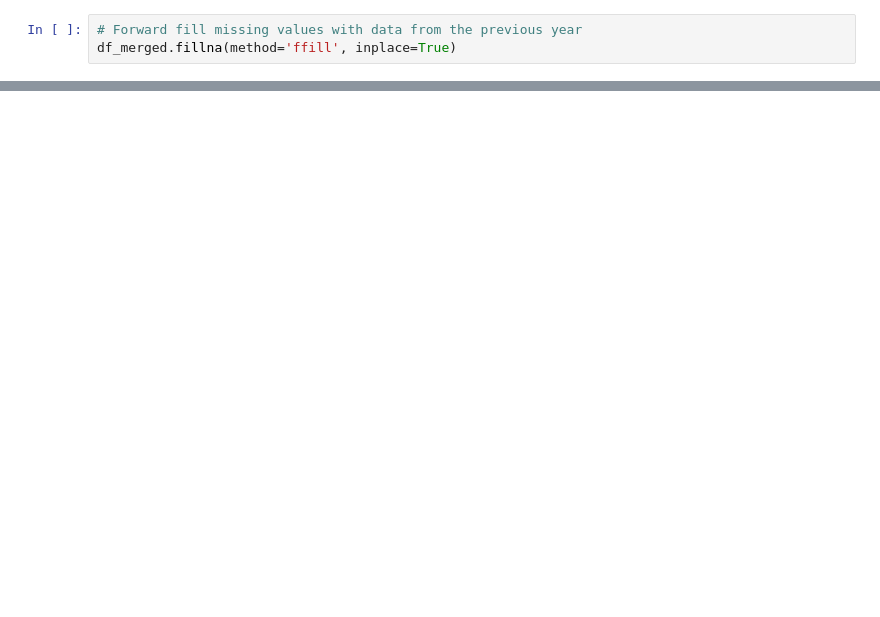
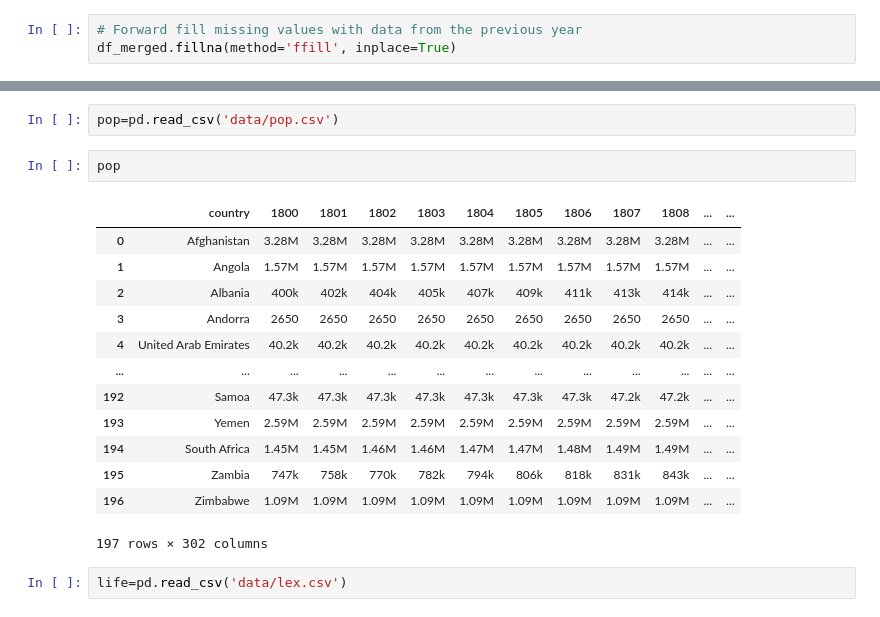
Before and after one commit to NaokiSasaya/gis, a Jupyter notebook: week13/marge.ipynb, the cells around one changed output, grey strips where cells are left out. Saved outputs shown, nothing was run; the diff lists cells and outputs as text; blank space fills up the shorter version.

```diff
--- a/week13/marge.ipynb
+++ b/week13/marge.ipynb
@@ -43,0 +88,20 @@ df_master.to_csv('newmaster2.csv')
+# %%
+pop=pd.read_csv('data/pop.csv')
+# %%
+pop
+# %% [output]
+|  | country | 1800 | 1801 | 1802 | 1803 | 1804 | 1805 | 1806 | 1807 | 1808 | ... | ... |
+| 0 | Afghanistan | 3.28M | 3.28M | 3.28M | 3.28M | 3.28M | 3.28M | 3.28M | 3.28M | 3.28M | ... | ... |
+| 1 | Angola | 1.57M | 1.57M | 1.57M | 1.57M | 1.57M | 1.57M | 1.57M | 1.57M | 1.57M | ... | ... |
+| 2 | Albania | 400k | 402k | 404k | 405k | 407k | 409k | 411k | 413k | 414k | ... | ... |
+| 3 | Andorra | 2650 | 2650 | 2650 | 2650 | 2650 | 2650 | 2650 | 2650 | 2650 | ... | ... |
+| 4 | United Arab Emirates | 40.2k | 40.2k | 40.2k | 40.2k | 40.2k | 40.2k | 40.2k | 40.2k | 40.2k | ... | ... |
+| ... | ... | ... | ... | ... | ... | ... | ... | ... | ... | ... | ... | ... |
+| 192 | Samoa | 47.3k | 47.3k | 47.3k | 47.3k | 47.3k | 47.3k | 47.3k | 47.2k | 47.2k | ... | ... |
+| 193 | Yemen | 2.59M | 2.59M | 2.59M | 2.59M | 2.59M | 2.59M | 2.59M | 2.59M | 2.59M | ... | ... |
+| 194 | South Africa | 1.45M | 1.45M | 1.46M | 1.46M | 1.47M | 1.47M | 1.48M | 1.49M | 1.49M | ... | ... |
+| 195 | Zambia | 747k | 758k | 770k | 782k | 794k | 806k | 818k | 831k | 843k | ... | ... |
+| 196 | Zimbabwe | 1.09M | 1.09M | 1.09M | 1.09M | 1.09M | 1.09M | 1.09M | 1.09M | 1.09M | ... | ... |
+197 rows × 302 columns
+# %%
+life=pd.read_csv('data/lex.csv')
```
Also changed, not shown: parts of 23 cells of this notebook, 10 other files.
